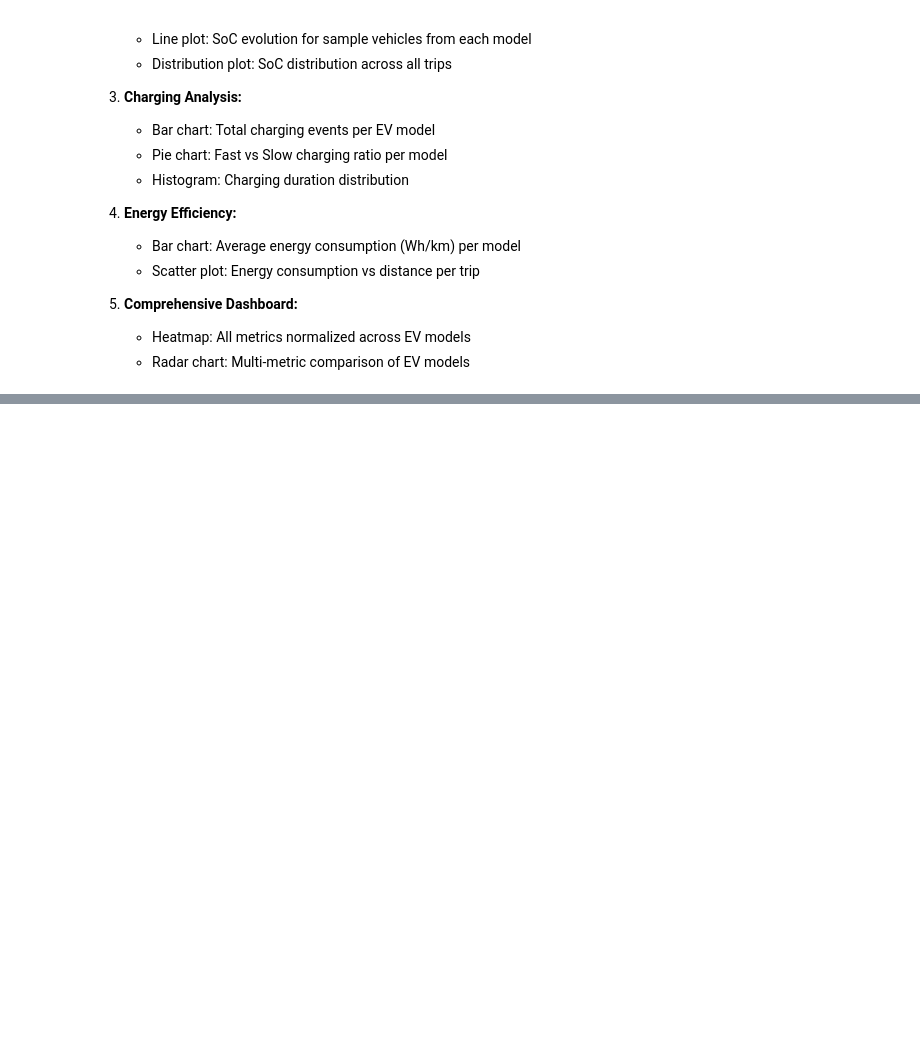
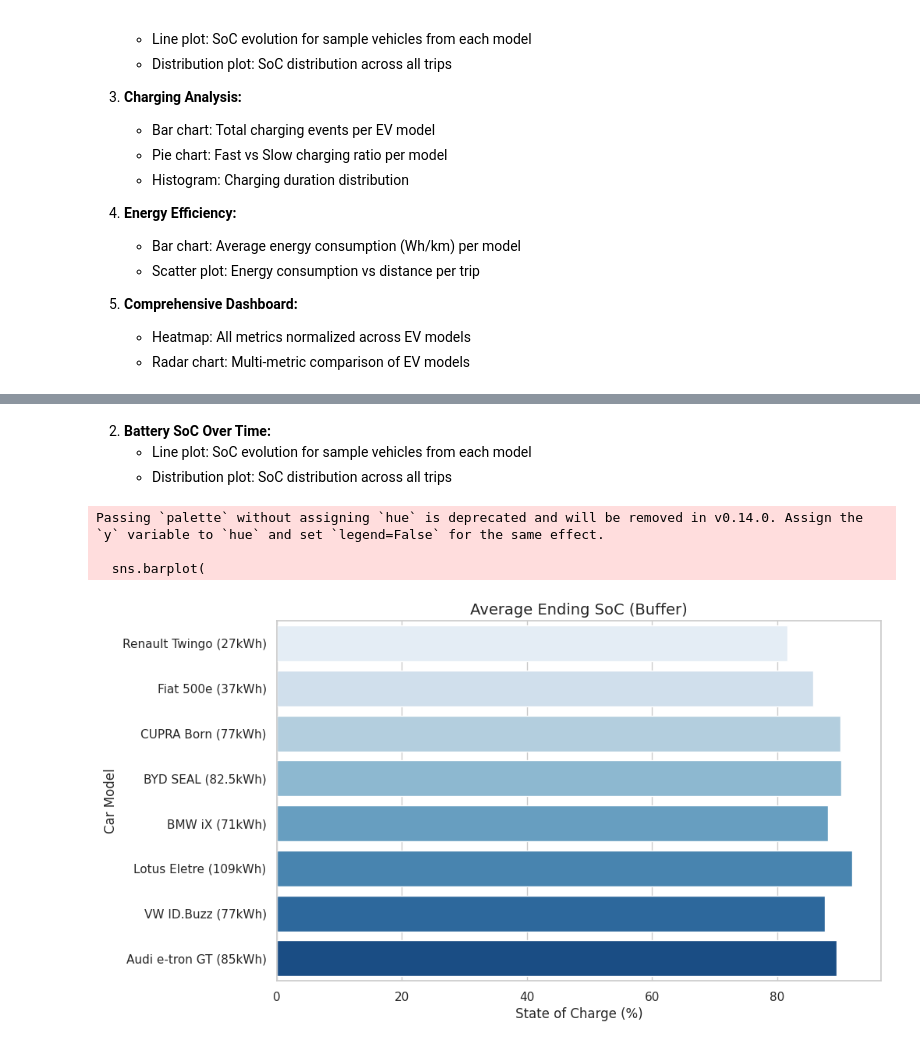
Before and after one commit to CavaWasTaken/SmartMobility, a Jupyter notebook: Labs/Lab3/LAB_3.ipynb, the cells around one changed output, grey strips where cells are left out. Drawn from its saved outputs; the diff is of its cells as text; code cells hidden in the pictures; blank space fills up the shorter version.

```diff
--- a/Labs/Lab3/LAB_3.ipynb
+++ b/Labs/Lab3/LAB_3.ipynb
@@ -1170,0 +1507,24 @@ performance_metrics = {
+# %% [markdown]
+2. **Battery SoC Over Time:**
+    - Line plot: SoC evolution for sample vehicles from each model
+    - Distribution plot: SoC distribution across all trips
+# %%
+fig, axes = plt.subplots(1, 1, figsize=(10, 6))
+
+sns.barplot(
+    data=df,
+    y='Car Model',
+    x='Avg SoC (%)',
+    ax=axes,
+    palette='Blues'
+)
+
+axes.set_title('Average Ending SoC (Buffer)', fontsize=14)
+axes.set_xlabel('State of Charge (%)')
+
+plt.show()
+# %% [output]
+Passing `palette` without assigning `hue` is deprecated and will be removed in v0.14.0. Assign the `y` variable to `hue` and set `legend=False` for the same effect.
+
+  sns.barplot(
+[figure, added]
```
Also changed, not shown: parts of 57 cells of this notebook, 8 other files.
